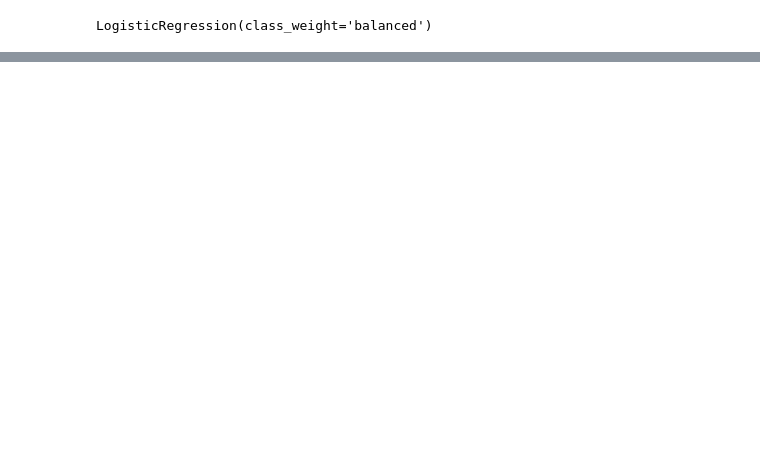
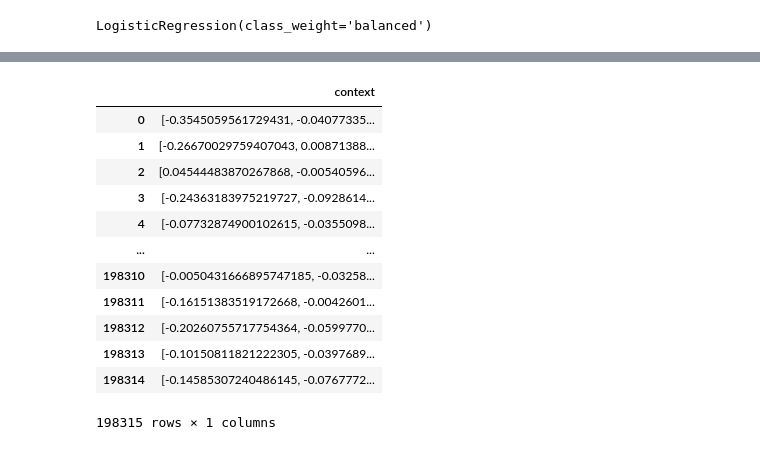
Before and after one commit to seongmin-97/NLP_AndroidApp, a Jupyter notebook: model/Word2Vec_Logistic_model.ipynb, the cells around one changed output, grey strips where cells are left out. Drawn from its saved outputs; the diff is of its cells as text; code cells hidden in the pictures; blank space fills up the shorter version.

Commit message:
add model

```diff
--- a/model/Word2Vec_Logistic_model.ipynb
+++ b/model/Word2Vec_Logistic_model.ipynb
@@ -152,10 +128,7 @@ def get_feature(words, model, num_features) :
         if w in index2word_set :
             num_words += 1
             feature_vector = np.add(feature_vector, model[w])
-
     feature_vector = np.divide(feature_vector, num_words)
-    if num_words == 0 :
-        return np.zeros((num_features), dtype = np.float32)
     return feature_vector
 # %%
 def get_dataset(reviews, model, num_features) :
@@ -168,4 +141,5 @@ def get_dataset(reviews, model, num_features) :
 
     return reviewFeatureVecs
 # %%
-test_data_vecs = get_dataset(sentences, model, 100)
+num_features = 100
+test_data_vecs = get_dataset(sentences, model, num_features)
@@ -274,0 +236,2 @@ print(preprocessing("재밋는뎅", okt))
+# %%
+test_data = test_data_vecs.tolist()
@@ -274,0 +258,18 @@ print(preprocessing("재밋는뎅", okt))
+# %%
+test_data_df = pd.DataFrame({'context' : test_data})
+# %%
+test_data_df
+# %% [output]
+|  | context |
+| 0 | [-0.3545059561729431, -0.04077335... |
+| 1 | [-0.26670029759407043, 0.00871388... |
+| 2 | [0.04544483870267868, -0.00540596... |
+| 3 | [-0.24363183975219727, -0.0928614... |
+| 4 | [-0.07732874900102615, -0.0355098... |
+| ... | ... |
+| 198310 | [-0.0050431666895747185, -0.03258... |
+| 198311 | [-0.16151383519172668, -0.0042601... |
+| 198312 | [-0.20260755717754364, -0.0599770... |
+| 198313 | [-0.10150811821222305, -0.0397689... |
+| 198314 | [-0.14585307240486145, -0.0767772... |
+198315 rows × 1 columns
```
Also changed, not shown: parts of 27 cells of this notebook, 3 other files.
